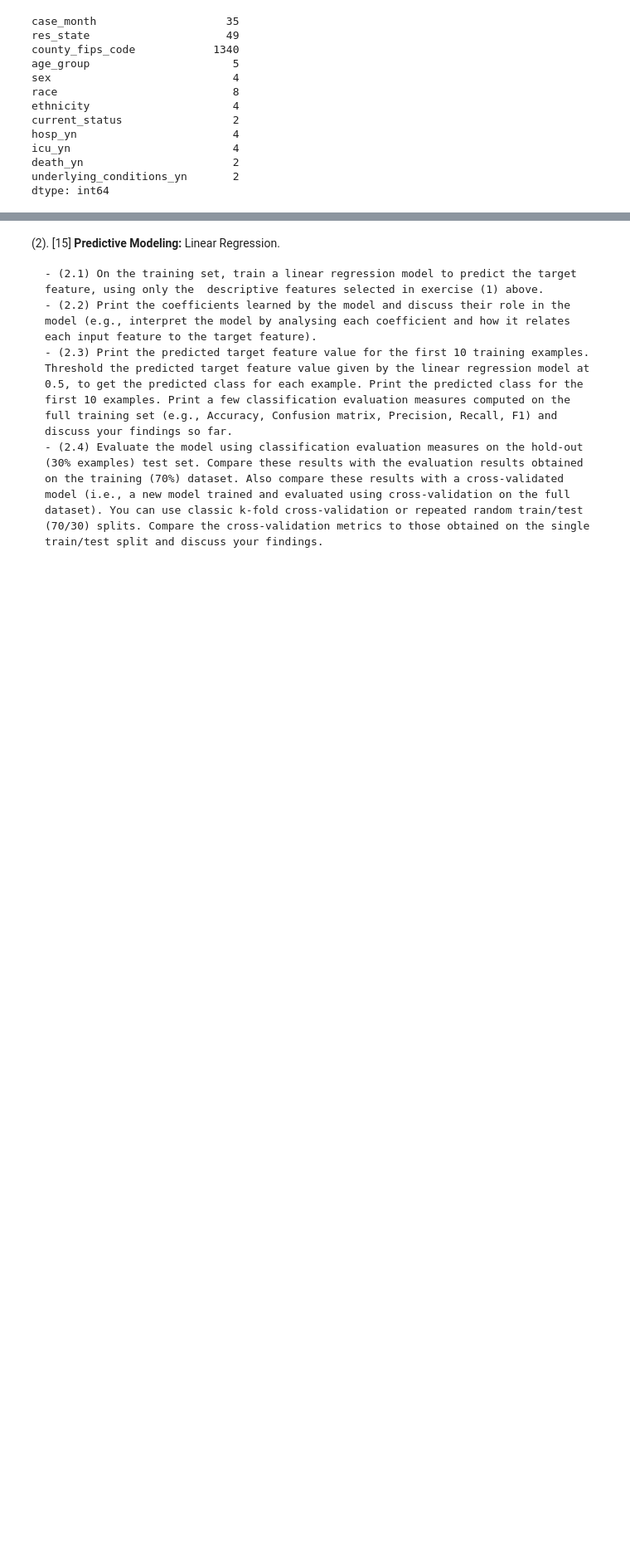
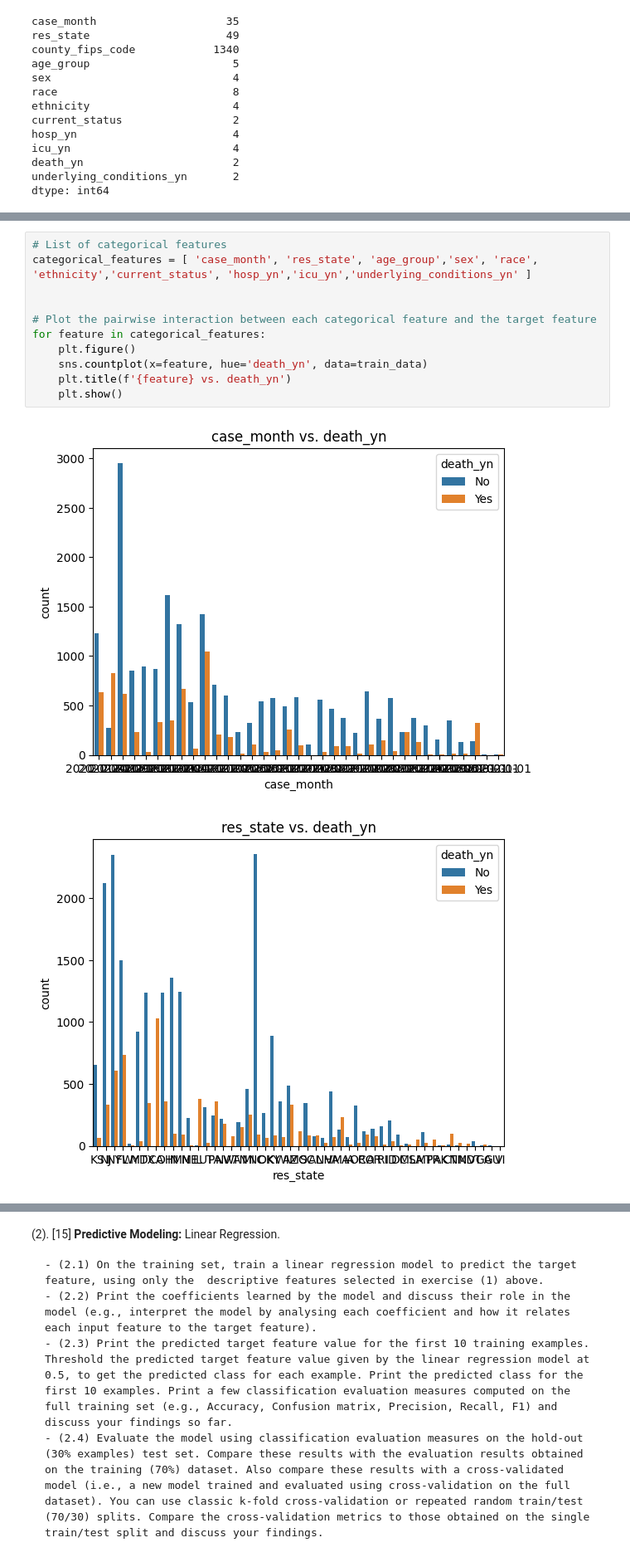
Before and after one commit to paul-od24/data_analytics_hw2, a Jupyter notebook: hw2.ipynb, the cells around one changed output, grey strips where cells are left out. Shown at 83% size. Cells and saved outputs as stored; diff of their text form; blank space fills up the shorter version.

```diff
--- a/hw2.ipynb
+++ b/hw2.ipynb
@@ -419,0 +422,14 @@ df["underlying_conditions_yn"] = df["underlying_conditions_yn"].astype("category
+# %%
+# List of categorical features
+categorical_features = [ 'case_month', 'res_state', 'age_group','sex', 'race', 'ethnicity','current_status', 'hosp_yn','icu_yn','underlying_conditions_yn' ]
+
+
+# Plot the pairwise interaction between each categorical feature and the target feature
+for feature in categorical_features:
+    plt.figure()
+    sns.countplot(x=feature, hue='death_yn', data=train_data)
+    plt.title(f'{feature} vs. death_yn')
+    plt.show()
+# %% [output]
+[figure, added]
+[figure, added]
```
Also changed, not shown: parts of 16 cells of this notebook, 4 other files.
